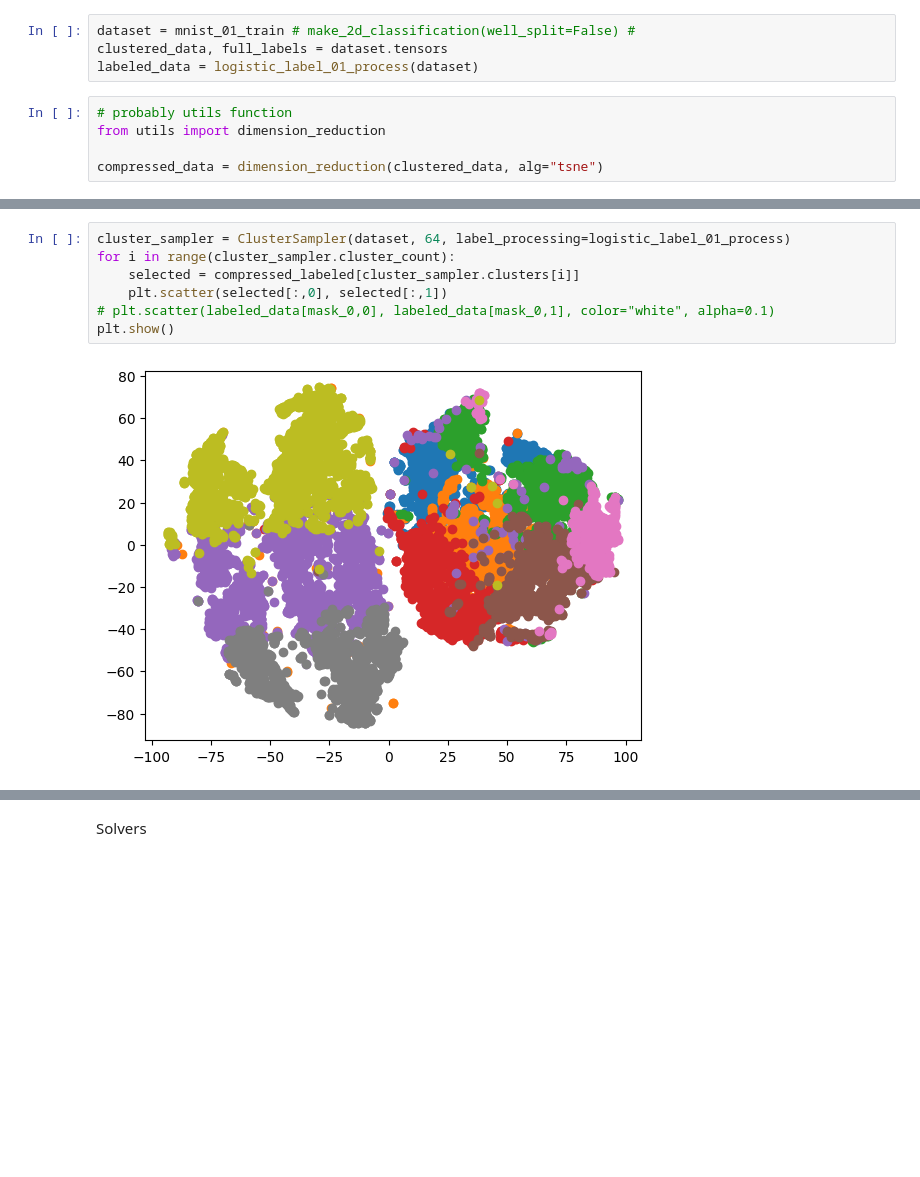
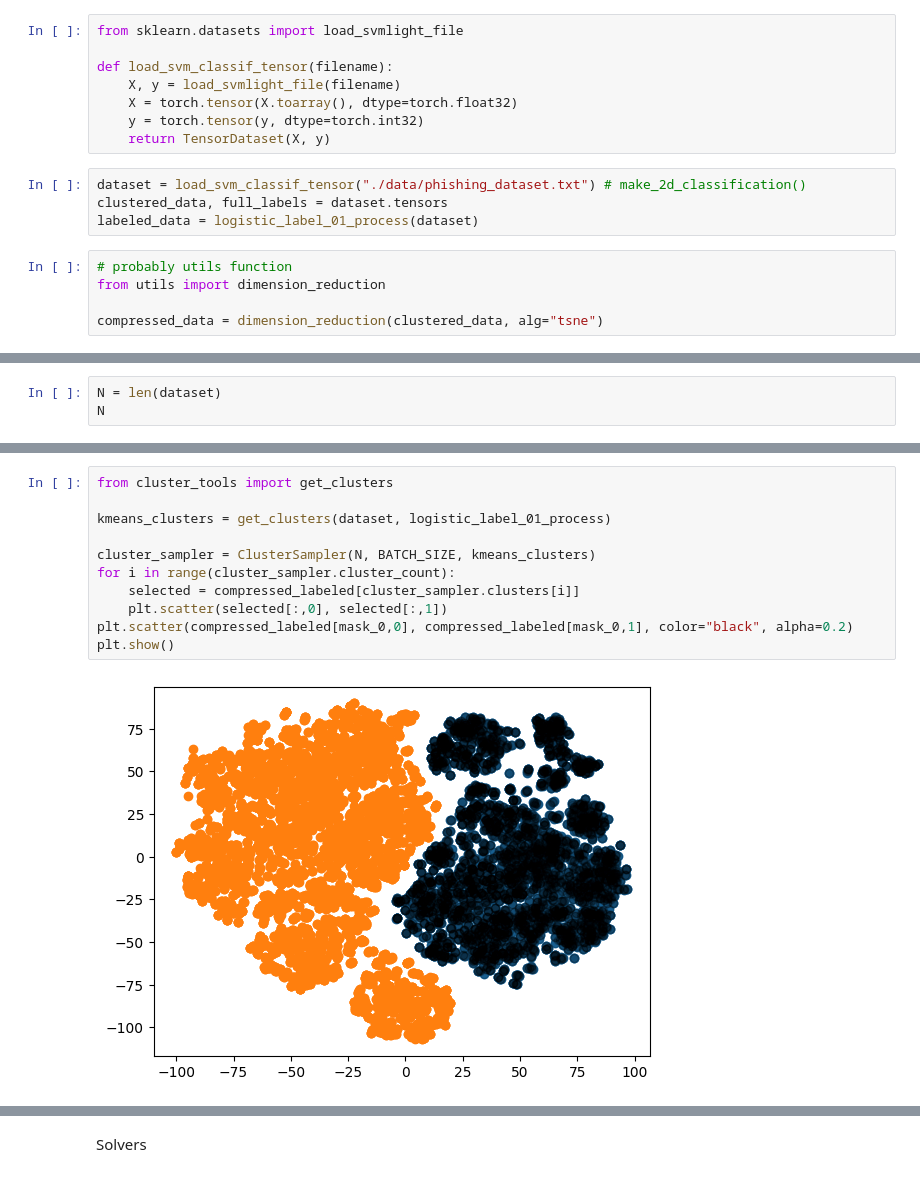
Before and after one commit to yy214/cluster-for-opt, a Jupyter notebook: clustering_for_opt.ipynb, the cells around one changed output, grey strips where cells are left out. Cells and saved outputs as stored; diff of their text form; blank space fills up the shorter version.

Commit message:
testing clustering after iterations, not working

```diff
--- a/clustering_for_opt.ipynb
+++ b/clustering_for_opt.ipynb
@@ -124,8 +129,16 @@ class SimpleModel(nn.Module):
 def log_01_criterion(pred, labels):
     l = labels.view(-1, 1)*2 - 1
     return (nn.functional.softplus(-l*pred)).mean()
+# %%
+from sklearn.datasets import load_svmlight_file
+
+def load_svm_classif_tensor(filename):
+    X, y = load_svmlight_file(filename)
+    X = torch.tensor(X.toarray(), dtype=torch.float32)
+    y = torch.tensor(y, dtype=torch.int32)
+    return TensorDataset(X, y)
 # %%
-dataset = mnist_01_train # make_2d_classification(well_split=False) #
+dataset = load_svm_classif_tensor("./data/phishing_dataset.txt") # make_2d_classification()
 clustered_data, full_labels = dataset.tensors
 labeled_data = logistic_label_01_process(dataset)
 # %%
@@ -145,0 +159,3 @@ plt.show()
+# %%
+N = len(dataset)
+N
@@ -146,12 +205,16 @@ plt.show()
 # %%
-cluster_sampler = ClusterSampler(dataset, 64, label_processing=logistic_label_01_process)
+from cluster_tools import get_clusters
+
+kmeans_clusters = get_clusters(dataset, logistic_label_01_process)
+
+cluster_sampler = ClusterSampler(N, BATCH_SIZE, kmeans_clusters)
 for i in range(cluster_sampler.cluster_count):
     selected = compressed_labeled[cluster_sampler.clusters[i]]
     plt.scatter(selected[:,0], selected[:,1])
-# plt.scatter(labeled_data[mask_0,0], labeled_data[mask_0,1], color="white", alpha=0.1)
+plt.scatter(compressed_labeled[mask_0,0], compressed_labeled[mask_0,1], color="black", alpha=0.2)
 plt.show()
 # %% [output]
-[figure, old version]
+[figure, new version]
 # %%
 from cluster_tools import kmeans_cos_elbow
 
```
Also changed, not shown: parts of 32 cells of this notebook, 4 other files.
